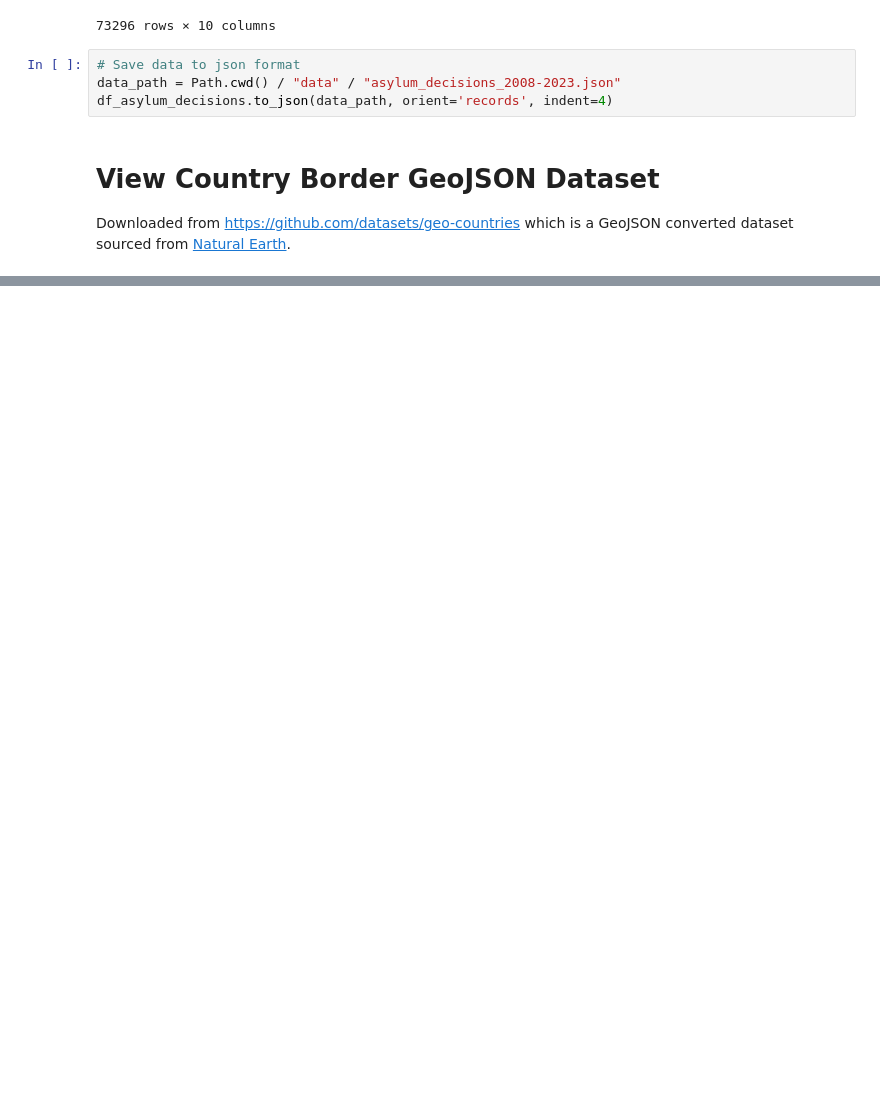
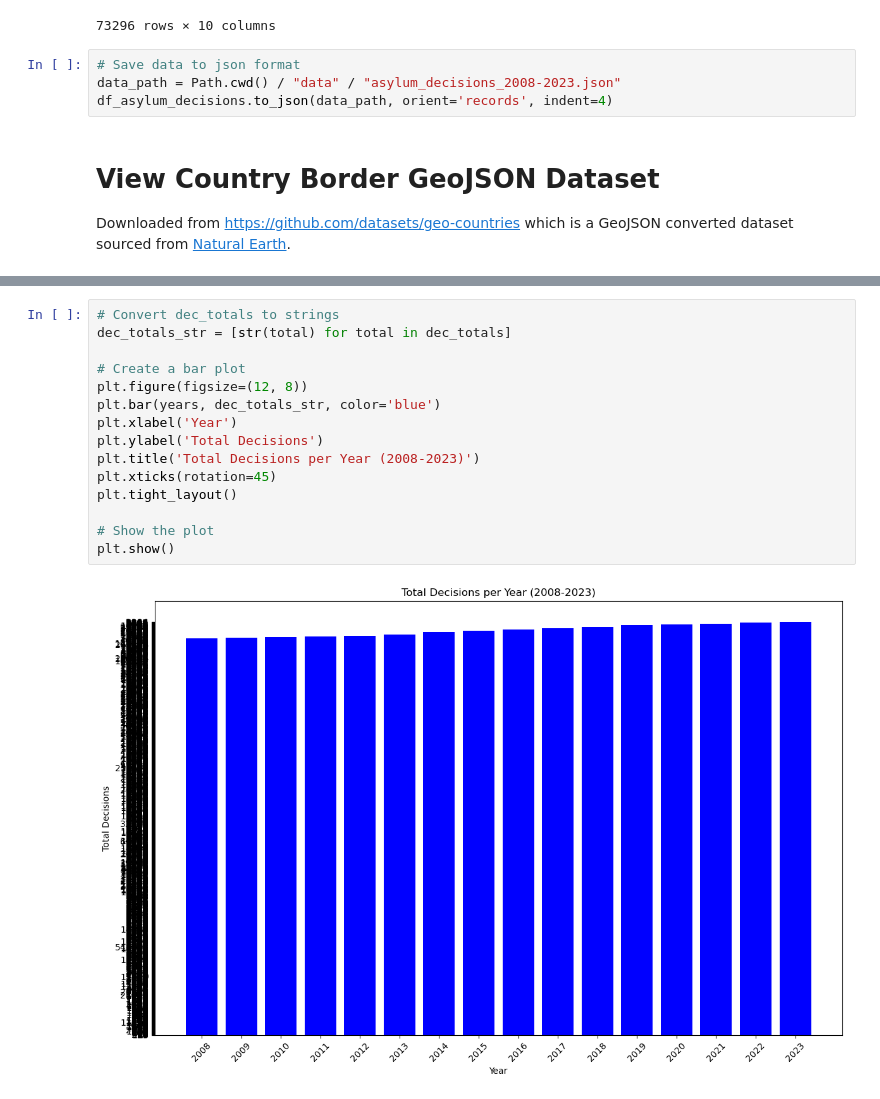
Before and after one commit to wrube/Project-3-Group-1, a Jupyter notebook: retrieve_view_data.ipynb, the cells around one changed output, grey strips where cells are left out. Cells and saved outputs as stored; diff of their text form; blank space fills up the shorter version.

Commit message:
start of graph play

```diff
--- a/retrieve_view_data.ipynb
+++ b/retrieve_view_data.ipynb
@@ -90,0 +78,17 @@ countries.plot()
+# %%
+# Convert dec_totals to strings
+dec_totals_str = [str(total) for total in dec_totals]
+
+# Create a bar plot
+plt.figure(figsize=(12, 8))
+plt.bar(years, dec_totals_str, color='blue')
+plt.xlabel('Year')
+plt.ylabel('Total Decisions')
+plt.title('Total Decisions per Year (2008-2023)')
+plt.xticks(rotation=45)
+plt.tight_layout()
+
+# Show the plot
+plt.show()
+# %% [output]
+[figure, added]
```
Also changed, not shown: parts of 9 cells of this notebook.
